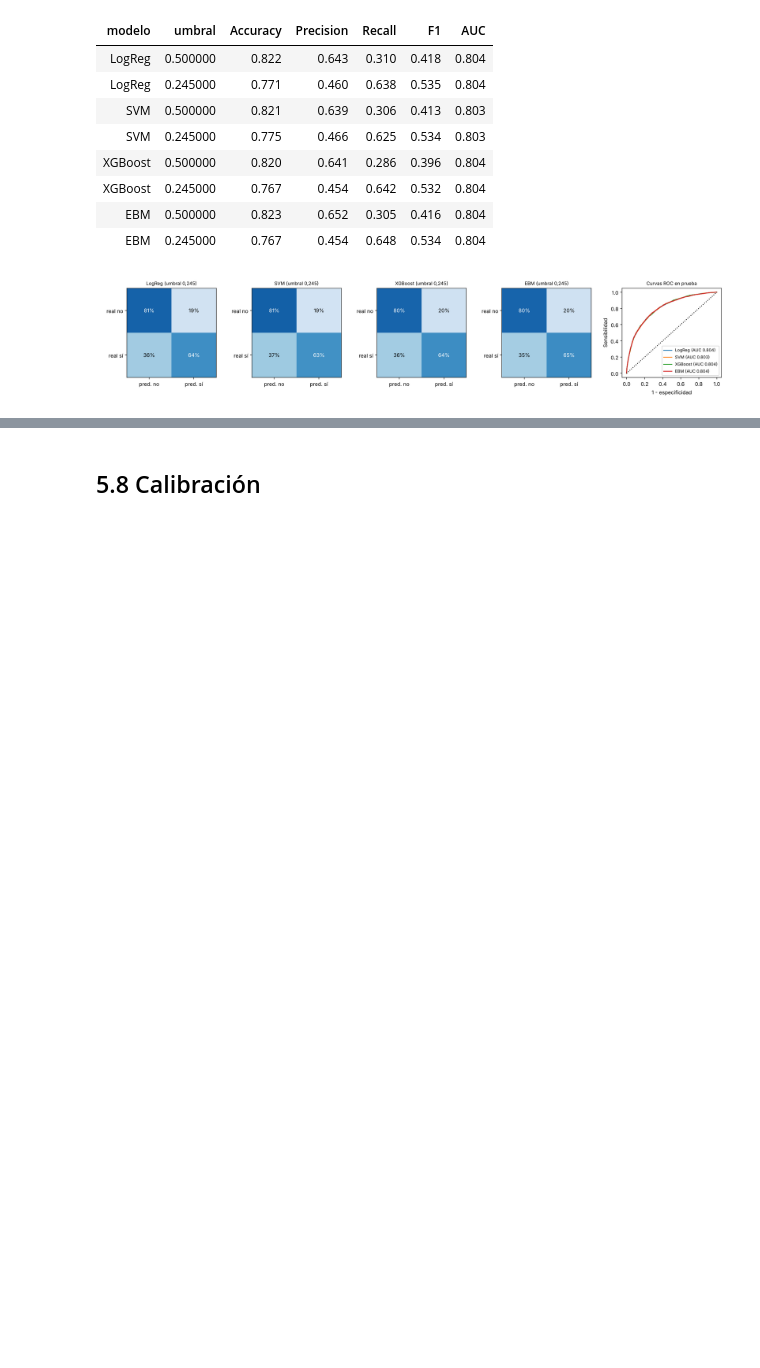
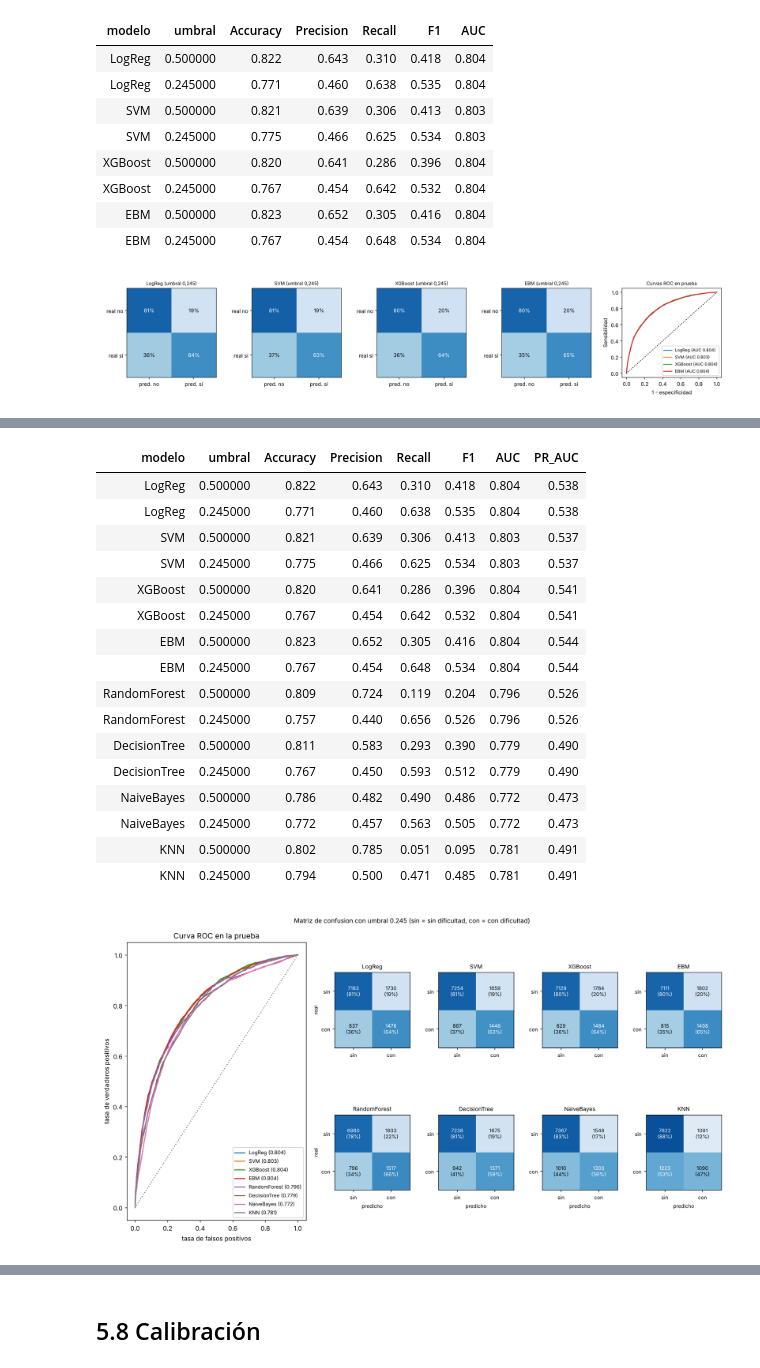
Before and after one commit to Ghuguetb/Proyecto-de-investigacion-ML-DCS, a Jupyter notebook: notebooks/05_benchmark.ipynb, the cells around one changed output, grey strips where cells are left out. Drawn from its saved outputs; the diff is of its cells as text; code cells hidden in the pictures; blank space fills up the shorter version.

Commit message:
Métricas, matriz de confusión y ROC para los ocho modelos, espacios de búsqueda con justificación y justificación de los 5 y 3 folds

```diff
--- a/notebooks/05_benchmark.ipynb
+++ b/notebooks/05_benchmark.ipynb
@@ -387,0 +464,24 @@ display(Image(str(FIG / "confusion_roc_finalistas.png")))
+# %%
+tm = pd.read_csv(RES / "test_metricas_todos_modelos.csv")
+cols = ["modelo", "umbral", "Accuracy", "Precision", "Recall", "F1", "AUC", "PR_AUC"]
+display(tm[cols].style.hide(axis="index").format({c: "{:.3f}" for c in cols[2:]}))
+display(Image(str(FIG / "confusion_roc_todos.png")))
+# %% [output]
+| modelo | umbral | Accuracy | Precision | Recall | F1 | AUC | PR_AUC |
+| LogReg | 0.500000 | 0.822 | 0.643 | 0.310 | 0.418 | 0.804 | 0.538 |
+| LogReg | 0.245000 | 0.771 | 0.460 | 0.638 | 0.535 | 0.804 | 0.538 |
+| SVM | 0.500000 | 0.821 | 0.639 | 0.306 | 0.413 | 0.803 | 0.537 |
+| SVM | 0.245000 | 0.775 | 0.466 | 0.625 | 0.534 | 0.803 | 0.537 |
+| XGBoost | 0.500000 | 0.820 | 0.641 | 0.286 | 0.396 | 0.804 | 0.541 |
+| XGBoost | 0.245000 | 0.767 | 0.454 | 0.642 | 0.532 | 0.804 | 0.541 |
+| EBM | 0.500000 | 0.823 | 0.652 | 0.305 | 0.416 | 0.804 | 0.544 |
+| EBM | 0.245000 | 0.767 | 0.454 | 0.648 | 0.534 | 0.804 | 0.544 |
+| RandomForest | 0.500000 | 0.809 | 0.724 | 0.119 | 0.204 | 0.796 | 0.526 |
+| RandomForest | 0.245000 | 0.757 | 0.440 | 0.656 | 0.526 | 0.796 | 0.526 |
+| DecisionTree | 0.500000 | 0.811 | 0.583 | 0.293 | 0.390 | 0.779 | 0.490 |
+| DecisionTree | 0.245000 | 0.767 | 0.450 | 0.593 | 0.512 | 0.779 | 0.490 |
+| NaiveBayes | 0.500000 | 0.786 | 0.482 | 0.490 | 0.486 | 0.772 | 0.473 |
+| NaiveBayes | 0.245000 | 0.772 | 0.457 | 0.563 | 0.505 | 0.772 | 0.473 |
+| KNN | 0.500000 | 0.802 | 0.785 | 0.051 | 0.095 | 0.781 | 0.491 |
+| KNN | 0.245000 | 0.794 | 0.500 | 0.471 | 0.485 | 0.781 | 0.491 |
+[figure, added]
```
Also changed, not shown: parts of 5 cells of this notebook, 9 other files.
